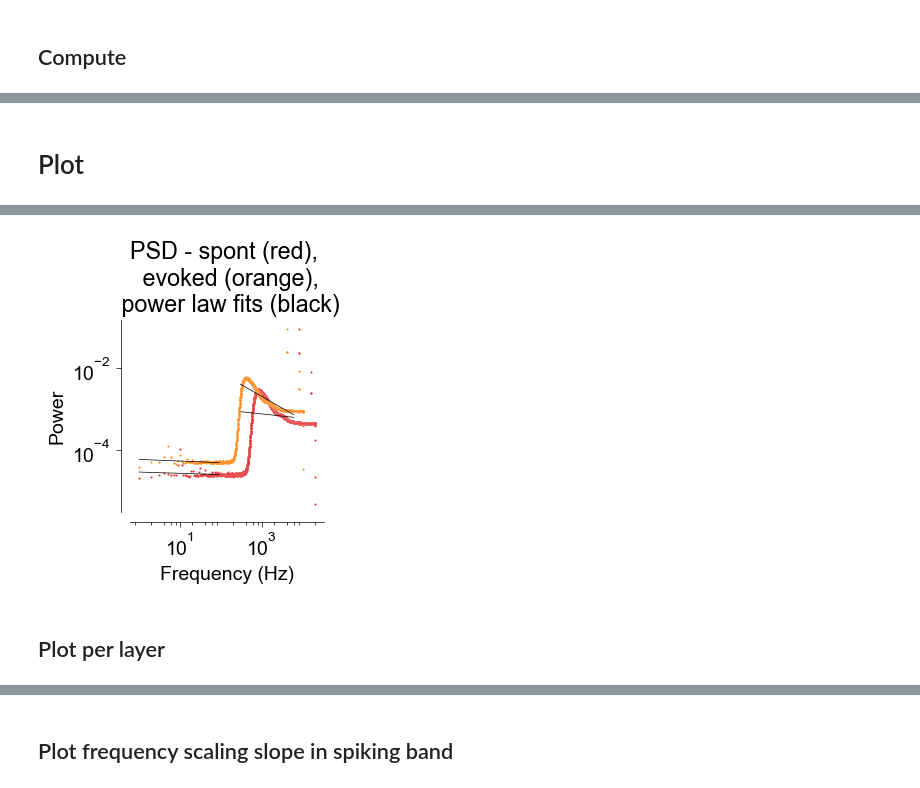
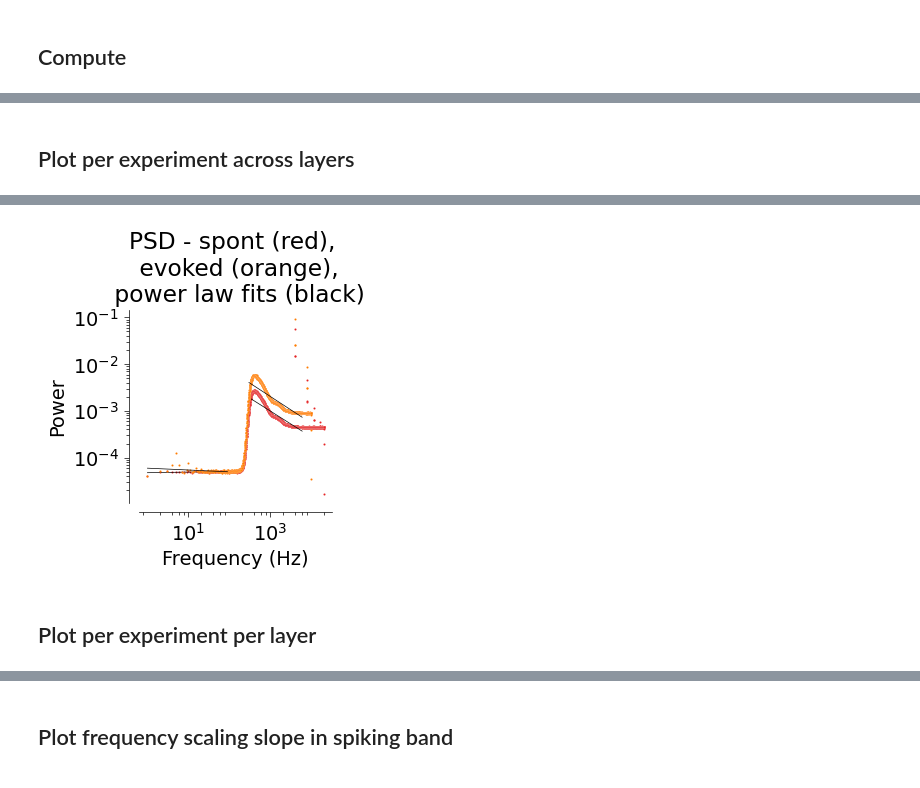
Before and after one commit to steevelaquitaine/spikebias, a Jupyter notebook: notebooks/0_demo/8_trace_fscaling.ipynb, the cells around one changed output, grey strips where cells are left out. Cells and saved outputs as stored; diff of their text form; code cells hidden in the pictures.

Commit message:
fixed demo notebook on frequency scaling

```diff
--- a/notebooks/0_demo/8_trace_fscaling.ipynb
+++ b/notebooks/0_demo/8_trace_fscaling.ipynb
@@ -172,16 +174,16 @@ RecordingE = spre.bandpass_filter(RecordingE, freq_min=FREQ_MIN_E, freq_max=FREQ
 RecordingE = spre.common_reference(RecordingE, reference="global", operator="median") # common reference
 traces_ne = RecordingE.get_traces() # get trace array
 
-# # SPONTANEOUS DEMO
+# SPONTANEOUS DEMO
 
-# with DandiAPIClient() as client:
-#     asset = client.get_dandiset(dandiset_id, 'draft').get_asset_by_path(filepath_spont)
-#     s3_path = asset.get_content_url(follow_redirects=1, strip_query=True)
-# RecordingS = se.NwbRecordingExtractor(file_path=s3_path, stream_mode="remfile")
-# RecordingS = spre.astype(RecordingS, "int16")
-# RecordingS = spre.bandpass_filter(RecordingS, freq_min=FREQ_MIN_S, freq_max=FREQ_MAX_S)
-# RecordingS = spre.common_reference(RecordingS, reference="global", operator="median")
-# traces_ns = RecordingS.get_traces()
+with DandiAPIClient() as client:
+    asset = client.get_dandiset(dandiset_id, 'draft').get_asset_by_path(filepath_spont)
+    s3_path = asset.get_content_url(follow_redirects=1, strip_query=True)
+RecordingS = se.NwbRecordingExtractor(file_path=s3_path, stream_mode="remfile")
+RecordingS = spre.astype(RecordingS, "int16")
+RecordingS = spre.bandpass_filter(RecordingS, freq_min=FREQ_MIN_S, freq_max=FREQ_MAX_S)
+RecordingS = spre.common_reference(RecordingS, reference="global", operator="median")
+traces_ns = RecordingS.get_traces()
 
 # report
 print(RecordingE)
@@ -198,11 +202,11 @@ Wall time: 1min 44s
 
 # Spontaneous
 demeaned = demean(traces_ns) # remove the DC component by subtracting the means
-psd_ns = npx_demo.get_welch_psd_marques_silico_parallelized(demeaned) # calculate psd
+psd_ns = power_demo.get_welch_psd_marques_silico_parallelized(demeaned) # calculate psd
 
 # Evoked
 demeaned = demean(traces_ne)
-psd_ne = npx_demo.get_welch_psd_ne_parallelized(demeaned)
+psd_ne = power_demo.get_welch_psd_ne_parallelized(demeaned)
 
 # unit-test
 assert psd_ns["freq"][1] == 1.0, "frequency resolution should be 1Hz"
@@ -213,5 +217,5 @@ Wall time: 35.3 s
 # %% [markdown]
-# Plot
+## Plot per experiment across layers
 # %%
 FIG_SIZE = (2.5,2.5)
 
@@ -226,10 +230,10 @@ ALPHA = 0.7
 fig, ax1 = plt.subplots(1, 1, figsize=FIG_SIZE)
 
 # fitting
-ax1, alphas_lfp_ns, alphas_spiking_ns = power_demo.plot_fits_all(
+ax1, alphas_lfp_ns, alphas_spiking_ns = power.plot_fits_all(
     ax1, psd_ns, prm["SFREQ_NS"], cl["COLOR_NS"], pm, pm_fit1, pm_fit2
 )
-ax1, alphas_lfp_ne, alphas_spiking_ne = power_demo.plot_fits_all(
+ax1, alphas_lfp_ne, alphas_spiking_ne = power.plot_fits_all(
     ax1, psd_ne, prm["SFREQ_NE"], cl["COLOR_NE"], pm, pm_fit1, pm_fit2
 )
 
@@ -275,7 +279,7 @@ print(f"""n={psd_ns["power"].shape[0]} sites""")
 print(f"""n={psd_ne["power"].shape[0]} sites""")
 
 print("\nPower SNR")
-out_ns = power_demo.get_power_snr(psd_ns["power"], psd_ns["freq"], 300, 6000, 90)
-out_ne = power_demo.get_power_snr(psd_ne["power"], psd_ne["freq"], 300, 6000, 90)
+out_ns = power.get_power_snr(psd_ns["power"], psd_ns["freq"], 300, 6000, 90)
+out_ne = power.get_power_snr(psd_ne["power"], psd_ne["freq"], 300, 6000, 90)
 # %% [output]
 LFP band
@@ -296,6 +300,6 @@ SNR: 30.524032685975776
-[figure, old version]
+[figure, new version]
 # %% [markdown]
-## Plot per layer
+## Plot per experiment per layer
 # %%
 # parameters
 FIG_SIZE = (3,5)
```
Also changed, not shown: parts of 9 cells of this notebook, 1 other file.
